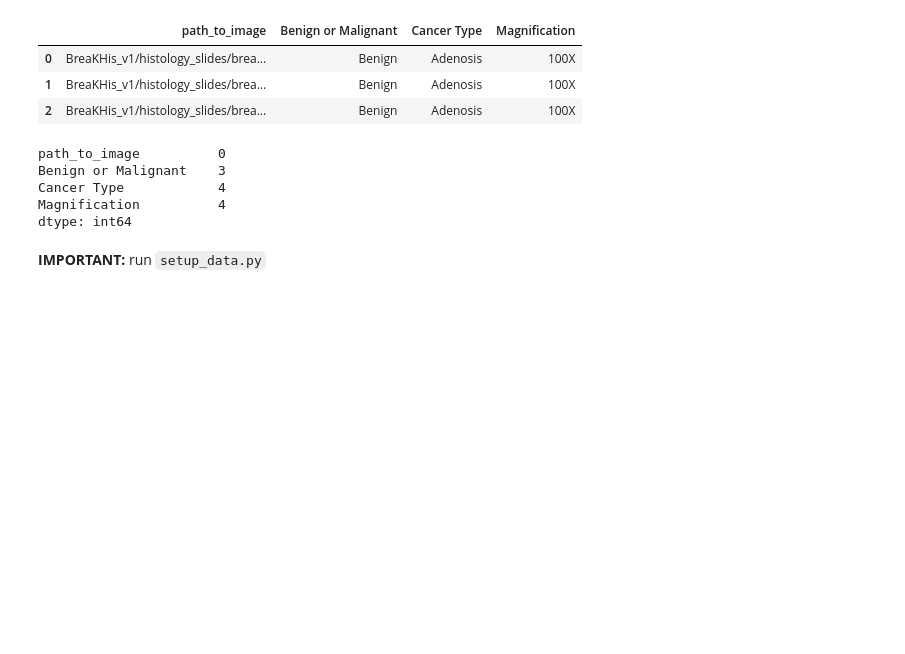
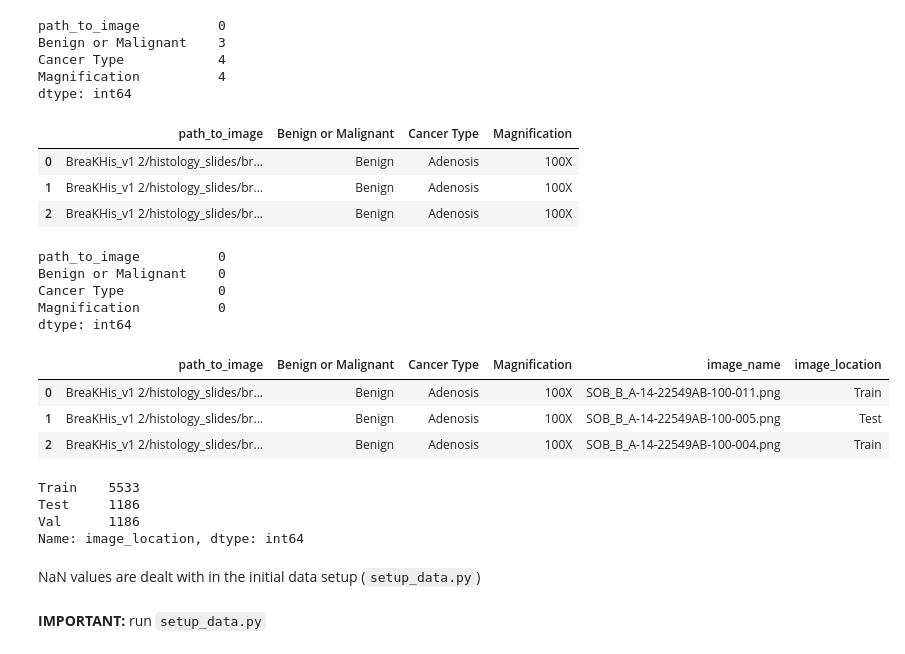
Before and after one commit to master-boda/Deep-Learning, a Jupyter notebook: data_exploration.ipynb, the cells around one changed output. Cells and saved outputs as stored; diff of their text form; code cells hidden in the pictures; blank space fills up the shorter version.

Commit message:
data explorations v1

```diff
--- a/data_exploration.ipynb
+++ b/data_exploration.ipynb
@@ -5,3 +11,18 @@ import os
+# %%
+def fix_csv(metadata):
+    """
+    Fix the paths in the metadata CSV by replacing incorrect parts of the path
+
+    Removes NaN rows in the metadata CSV.
+    """
+    metadata.dropna(inplace=True) # remove missing values
+
+    # Replace the incorrect directory name with the correct one
+    metadata['path_to_image'] = metadata['path_to_image'].apply(
+        lambda x: x.replace('BreaKHis_v1/', 'BreaKHis_v1 2/')
+    )
+
+    return metadata
 # %%
 # DEFINE DIRECTORY PATH FOR DATASET (\DeepLearning24_25\)
 # ---------------------------------
@@ -9,13 +30,6 @@ source_directory = r"D:\DeepLearning24_25"
 # ---------------------------------
 path_img_metadata = os.path.join(source_directory, 'BreaKHis_v1 2/histology_slides/breast/image_data.csv')
 img_metadata_df = pd.read_csv(path_img_metadata)
-# %%
-img_metadata_df.head(3)
-# %% [output]
-|  | path_to_image | Benign or Malignant | Cancer Type | Magnification |
-| 0 | BreaKHis_v1/histology_slides/brea... | Benign | Adenosis | 100X |
-| 1 | BreaKHis_v1/histology_slides/brea... | Benign | Adenosis | 100X |
-| 2 | BreaKHis_v1/histology_slides/brea... | Benign | Adenosis | 100X |
 # %%
 img_metadata_df.isnull().sum()
 # %% [output]
@@ -24,5 +38,48 @@ Benign or Malignant    3
 Cancer Type            4
 Magnification          4
 dtype: int64
+# %%
+img_metadata_df = fix_csv(img_metadata_df)
+img_metadata_df.head(3)
+# %% [output]
+|  | path_to_image | Benign or Malignant | Cancer Type | Magnification |
+| 0 | BreaKHis_v1 2/histology_slides/br... | Benign | Adenosis | 100X |
+| 1 | BreaKHis_v1 2/histology_slides/br... | Benign | Adenosis | 100X |
+| 2 | BreaKHis_v1 2/histology_slides/br... | Benign | Adenosis | 100X |
+# %%
+img_metadata_df.isnull().sum()
+# %% [output]
+path_to_image          0
+Benign or Malignant    0
+Cancer Type            0
+Magnification          0
+dtype: int64
+# %%
+# add location of the image to the dataframe (using last bit of path_to_image and searching for it in the train/test/val folders inside the data folder)
+
+img_metadata_df['image_name'] = img_metadata_df['path_to_image'].apply(lambda x: x.split('/')[-1])
+img_metadata_df['image_location'] = img_metadata_df['image_name'].apply(
+    lambda x: 'Train' if os.path.exists(os.path.join('data/train', x))
+    else 'Test' if os.path.exists(os.path.join('data/test', x))
+    else 'Val' if os.path.exists(os.path.join('data/val', x))
+    else 'Not_Found'
+)
+
+img_metadata_df.head(3)
+# %% [output]
+|  | path_to_image | Benign or Malignant | Cancer Type | Magnification | image_name | image_location |
+| 0 | BreaKHis_v1 2/histology_slides/br... | Benign | Adenosis | 100X | SOB_B_A-14-22549AB-100-011.png | Train |
+| 1 | BreaKHis_v1 2/histology_slides/br... | Benign | Adenosis | 100X | SOB_B_A-14-22549AB-100-005.png | Test |
+| 2 | BreaKHis_v1 2/histology_slides/br... | Benign | Adenosis | 100X | SOB_B_A-14-22549AB-100-004.png | Train |
+# %%
+# count values of image_location
+img_metadata_df['image_location'].value_counts()
+# %% [output]
+Train    5533
+Test     1186
+Val      1186
+Name: image_location, dtype: int64
+# %% [markdown]
+NaN values are dealt with in the initial data setup (`setup_data.py`)
 # %% [markdown]
 **IMPORTANT:** run `setup_data.py`
```
Also changed, not shown: parts of 3 cells of this notebook, 1 other file.
